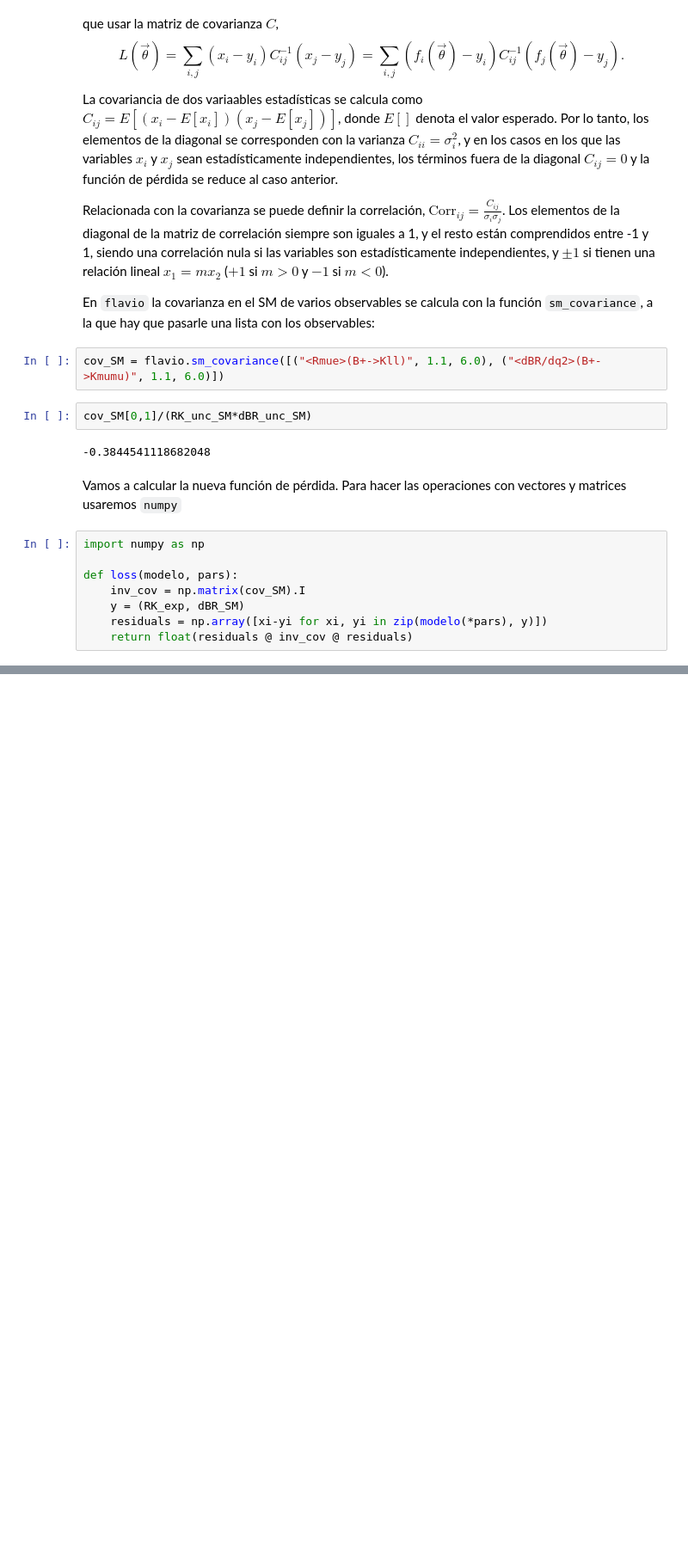
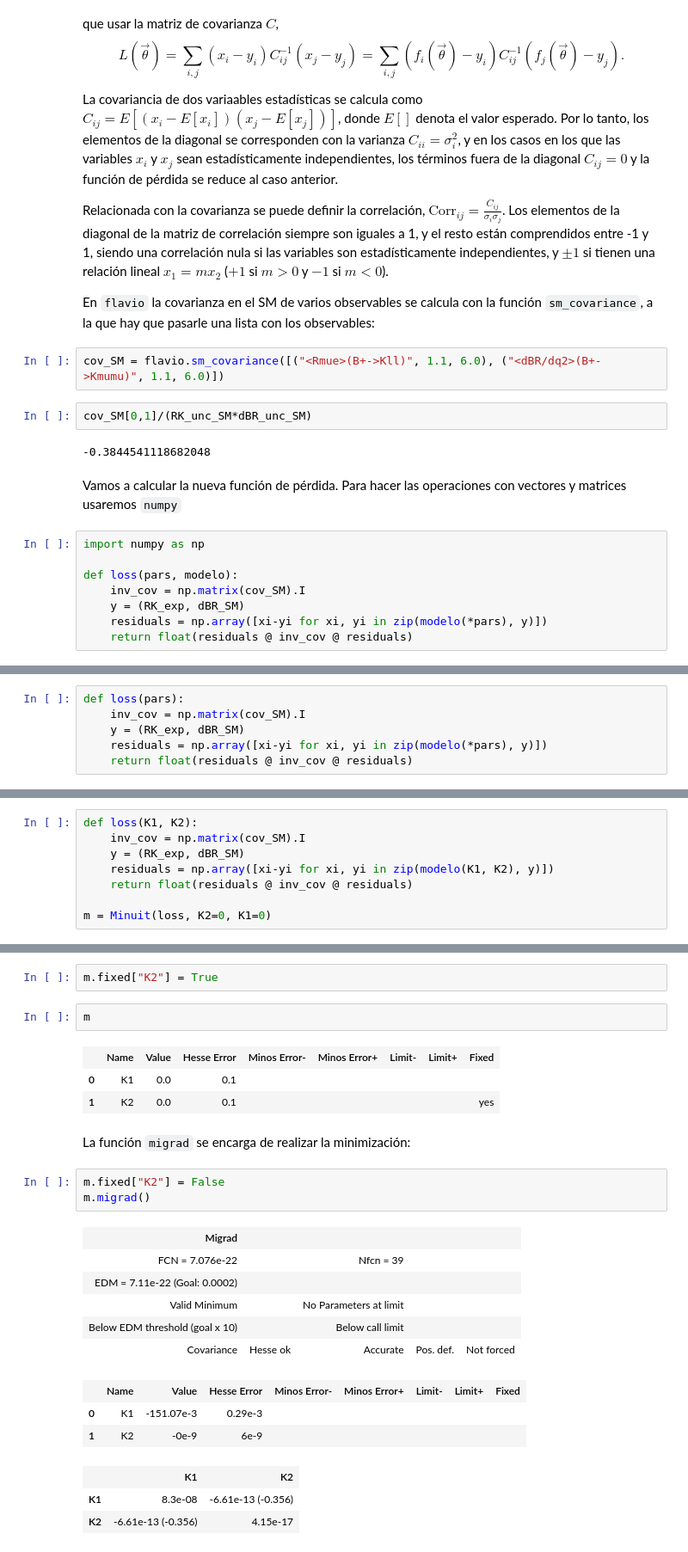
Before and after one commit to Jorge-Alda/TFM_AlejandroMir, a Jupyter notebook: Lecciones/03.ipynb, the cells around one changed output, grey strips where cells are left out. Shown at 86% size. Saved outputs shown, nothing was run; the diff lists cells and outputs as text; blank space fills up the shorter version.

```diff
--- a/Lecciones/03.ipynb
+++ b/Lecciones/03.ipynb
@@ -104,7 +104,7 @@ Vamos a calcular la nueva función de pérdida. Para hacer las operaciones con v
 # %%
 import numpy as np
 
-def loss(modelo, pars):
+def loss(pars, modelo):
     inv_cov = np.matrix(cov_SM).I
     y = (RK_exp, dBR_SM)
     residuals = np.array([xi-yi for xi, yi in zip(modelo(*pars), y)])
@@ -119,0 +158,6 @@ loss(modelo, (0, 0.1))
+# %%
+def loss(pars):
+    inv_cov = np.matrix(cov_SM).I
+    y = (RK_exp, dBR_SM)
+    residuals = np.array([xi-yi for xi, yi in zip(modelo(*pars), y)])
+    return float(residuals @ inv_cov @ residuals)
@@ -119,0 +176,8 @@ loss(modelo, (0, 0.1))
+# %%
+def loss(K1, K2):
+    inv_cov = np.matrix(cov_SM).I
+    y = (RK_exp, dBR_SM)
+    residuals = np.array([xi-yi for xi, yi in zip(modelo(K1, K2), y)])
+    return float(residuals @ inv_cov @ residuals)
+
+m = Minuit(loss, K2=0, K1=0)
@@ -119,0 +192,26 @@ loss(modelo, (0, 0.1))
+# %%
+m.fixed["K2"] = True
+# %%
+m
+# %% [output]
+|  | Name | Value | Hesse Error | Minos Error- | Minos Error+ | Limit- | Limit+ | Fixed |
+| 0 | K1 | 0.0 | 0.1 |  |  |  |  |  |
+| 1 | K2 | 0.0 | 0.1 |  |  |  |  | yes |
+# %% [markdown]
+La función `migrad` se encarga de realizar la minimización:
+# %%
+m.fixed["K2"] = False
+m.migrad()
+# %% [output]
+| Migrad |  |  |  |  |
+| FCN = 7.076e-22 |  | Nfcn = 39 |  |  |
+| EDM = 7.11e-22 (Goal: 0.0002) |  |  |  |  |
+| Valid Minimum |  | No Parameters at limit |  |  |
+| Below EDM threshold (goal x 10) |  | Below call limit |  |  |
+| Covariance | Hesse ok | Accurate | Pos. def. | Not forced |
+|  | Name | Value | Hesse Error | Minos Error- | Minos Error+ | Limit- | Limit+ | Fixed |
+| 0 | K1 | -151.07e-3 | 0.29e-3 |  |  |  |  |  |
+| 1 | K2 | -0e-9 | 6e-9 |  |  |  |  |  |
+|  | K1 | K2 |
+| K1 | 8.3e-08 | -6.61e-13 (-0.356) |
+| K2 | -6.61e-13 (-0.356) | 4.15e-17 |
```
Also changed, not shown: parts of 39 cells of this notebook, 3 other files.
